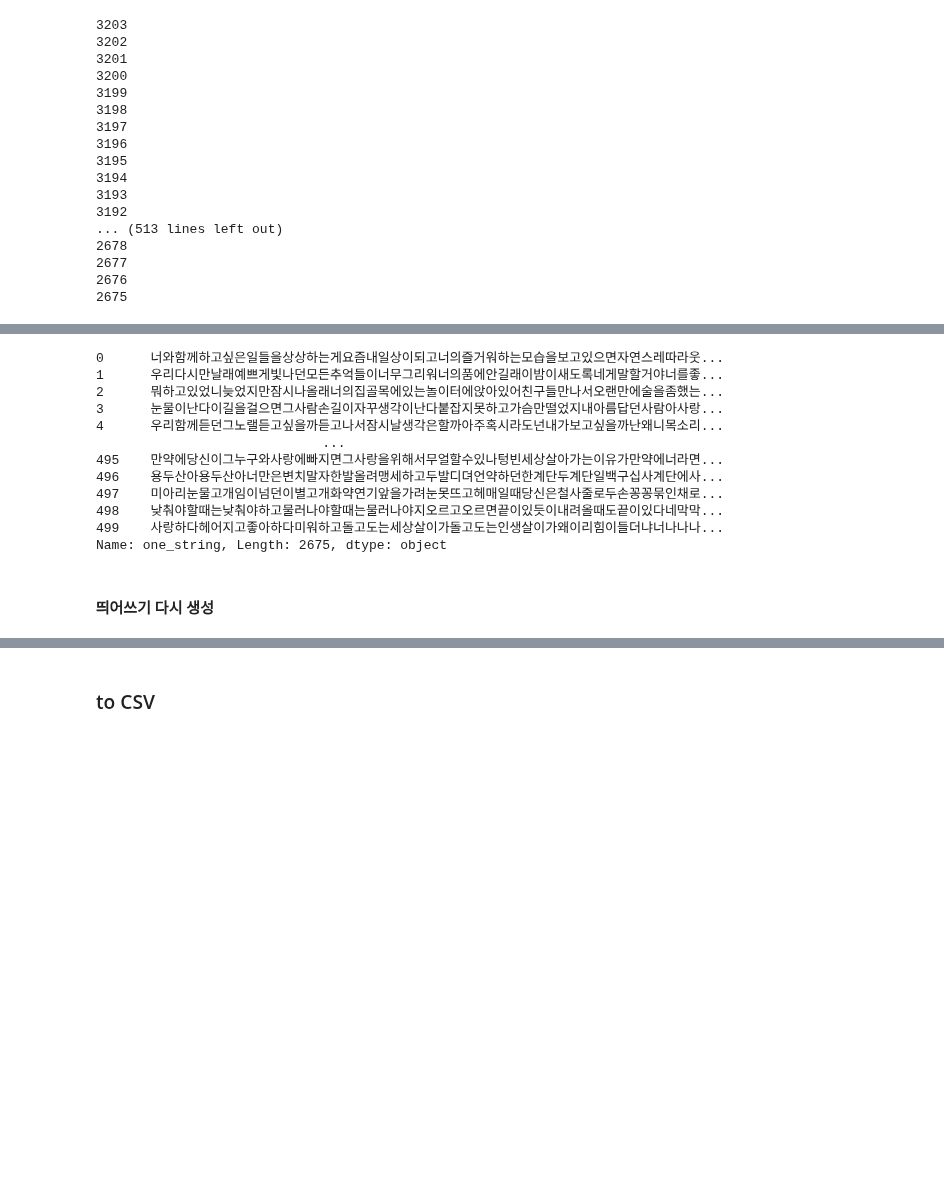
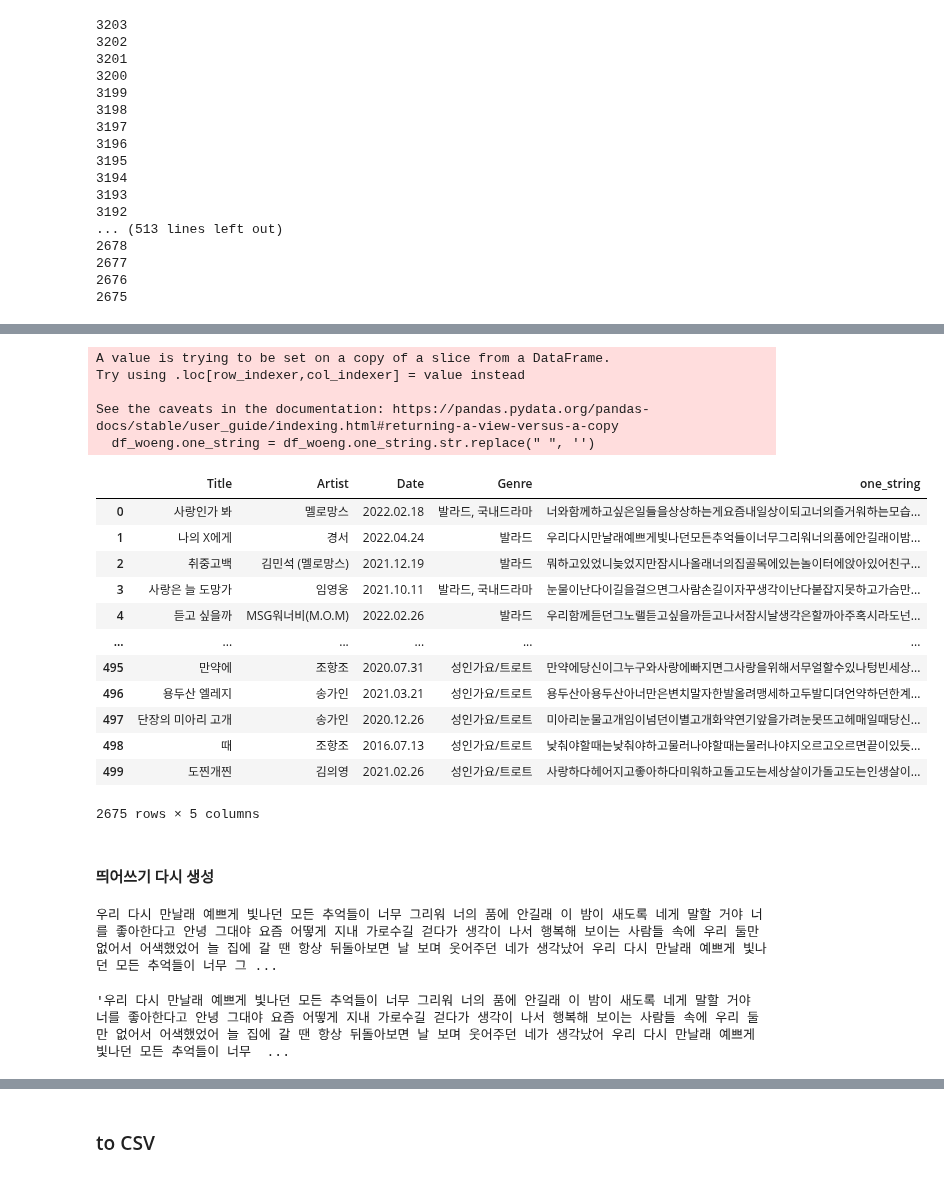
Before and after one commit to sihyeon3523/Six_of_cells, a Jupyter notebook: lyricsProcessing_seunguk.ipynb, the cells around one changed output, grey strips where cells are left out. Saved outputs shown, nothing was run; the diff lists cells and outputs as text; code cells hidden in the pictures; blank space fills up the shorter version.

```diff
--- a/lyricsProcessing_seunguk.ipynb
+++ b/lyricsProcessing_seunguk.ipynb
@@ -129,22 +115,45 @@ df_saved.describe()
 | top | 고백 | 임영웅 | 2020.12.26 | 성인가요/트로트 | 너와 함께 하고 싶은 일들을상상하는 게요즘 내 일상이 되고너... | 너 와 함 께 하 고 싶 은 일 들 을 상 상 하 는 게 요... |
 | freq | 9 | 83 | 15 | 431 | 1 | 1 |
 # %%
-df_woeng = df_saved[['Title', 'Artist', 'Date', 'Genre', 'one_string']]
-df_woeng.one_string.str.replace(" ", '')
+df_woeng = df_saved[['Title', 'Artist', 'Date', 'Genre', 'one_string']] # dataframe without english
+df_woeng.one_string = df_woeng.one_string.str.replace(" ", '')
+df_woeng
 # %% [output]
-0      너와함께하고싶은일들을상상하는게요즘내일상이되고너의즐거워하는모습을보고있으면자연스레따라웃...
-1      우리다시만날래예쁘게빛나던모든추억들이너무그리워너의품에안길래이밤이새도록네게말할거야너를좋...
-2      뭐하고있었니늦었지만잠시나올래너의집골목에있는놀이터에앉아있어친구들만나서오랜만에술을좀했는...
-3      눈물이난다이길을걸으면그사람손길이자꾸생각이난다붙잡지못하고가슴만떨었지내아름답던사람아사랑...
-4      우리함께듣던그노랠듣고싶을까듣고나서잠시날생각은할까아주혹시라도넌내가보고싶을까난왜니목소리...
-                             ...
-495    만약에당신이그누구와사랑에빠지면그사랑을위해서무얼할수있나텅빈세상살아가는이유가만약에너라면...
-496    용두산아용두산아너만은변치말자한발올려맹세하고두발디뎌언약하던한계단두계단일백구십사계단에사...
-497    미아리눈물고개임이넘던이별고개화약연기앞을가려눈못뜨고헤매일때당신은철사줄로두손꽁꽁묶인채로...
-498    낮춰야할때는낮춰야하고물러나야할때는물러나야지오르고오르면끝이있듯이내려올때도끝이있다네막막...
-499    사랑하다헤어지고좋아하다미워하고돌고도는세상살이가돌고도는인생살이가왜이리힘이들더냐너나나나...
-Name: one_string, Length: 2675, dtype: object
+A value is trying to be set on a copy of a slice from a DataFrame.
+Try using .loc[row_indexer,col_indexer] = value instead
+
+See the caveats in the documentation: https://pandas.pydata.org/pandas-docs/stable/user_guide/indexing.html#returning-a-view-versus-a-copy
+  df_woeng.one_string = df_woeng.one_string.str.replace(" ", '')
+|  | Title | Artist | Date | Genre | one_string |
+| 0 | 사랑인가 봐 | 멜로망스 | 2022.02.18 | 발라드, 국내드라마 | 너와함께하고싶은일들을상상하는게요즘내일상이되고너의즐거워하는모습... |
+| 1 | 나의 X에게 | 경서 | 2022.04.24 | 발라드 | 우리다시만날래예쁘게빛나던모든추억들이너무그리워너의품에안길래이밤... |
+| 2 | 취중고백 | 김민석 (멜로망스) | 2021.12.19 | 발라드 | 뭐하고있었니늦었지만잠시나올래너의집골목에있는놀이터에앉아있어친구... |
+| 3 | 사랑은 늘 도망가 | 임영웅 | 2021.10.11 | 발라드, 국내드라마 | 눈물이난다이길을걸으면그사람손길이자꾸생각이난다붙잡지못하고가슴만... |
+| 4 | 듣고 싶을까 | MSG워너비(M.O.M) | 2022.02.26 | 발라드 | 우리함께듣던그노랠듣고싶을까듣고나서잠시날생각은할까아주혹시라도넌... |
+| ... | ... | ... | ... | ... | ... |
+| 495 | 만약에 | 조항조 | 2020.07.31 | 성인가요/트로트 | 만약에당신이그누구와사랑에빠지면그사랑을위해서무얼할수있나텅빈세상... |
+| 496 | 용두산 엘레지 | 송가인 | 2021.03.21 | 성인가요/트로트 | 용두산아용두산아너만은변치말자한발올려맹세하고두발디뎌언약하던한계... |
+| 497 | 단장의 미아리 고개 | 송가인 | 2020.12.26 | 성인가요/트로트 | 미아리눈물고개임이넘던이별고개화약연기앞을가려눈못뜨고헤매일때당신... |
+| 498 | 때 | 조항조 | 2016.07.13 | 성인가요/트로트 | 낮춰야할때는낮춰야하고물러나야할때는물러나야지오르고오르면끝이있듯... |
+| 499 | 도찐개찐 | 김의영 | 2021.02.26 | 성인가요/트로트 | 사랑하다헤어지고좋아하다미워하고돌고도는세상살이가돌고도는인생살이... |
+2675 rows × 5 columns
 # %% [markdown]
 #### 띄어쓰기 다시 생성
+# %%
+from hanspell import spell_checker
+
+test_nospace = df_woeng.one_string.iloc[1]
+
+spelled_test = spell_checker.check(test_nospace)
+
+hanspell_test = spelled_test.checked
+print(hanspell_test)
+# %% [output]
+우리 다시 만날래 예쁘게 빛나던 모든 추억들이 너무 그리워 너의 품에 안길래 이 밤이 새도록 네게 말할 거야 너를 좋아한다고 안녕 그대야 요즘 어떻게 지내 가로수길 걷다가 생각이 나서 행복해 보이는 사람들 속에 우리 둘만 없어서 어색했었어 늘 집에 갈 땐 항상 뒤돌아보면 날 보며 웃어주던 네가 생각났어 우리 다시 만날래 예쁘게 빛나던 모든 추억들이 너무 그 ...
 # %%
-lyric = df_woeng.one_string.iloc[1]
+test_nospace = df_woeng.one_string.iloc[1]
+
+spelled_test = spell_checker.check(test_nospace).checked
+spelled_test
+# %% [output]
+'우리 다시 만날래 예쁘게 빛나던 모든 추억들이 너무 그리워 너의 품에 안길래 이 밤이 새도록 네게 말할 거야 너를 좋아한다고 안녕 그대야 요즘 어떻게 지내 가로수길 걷다가 생각이 나서 행복해 보이는 사람들 속에 우리 둘만 없어서 어색했었어 늘 집에 갈 땐 항상 뒤돌아보면 날 보며 웃어주던 네가 생각났어 우리 다시 만날래 예쁘게 빛나던 모든 추억들이 너무  ...
```
Also changed, not shown: parts of 6 cells of this notebook.
